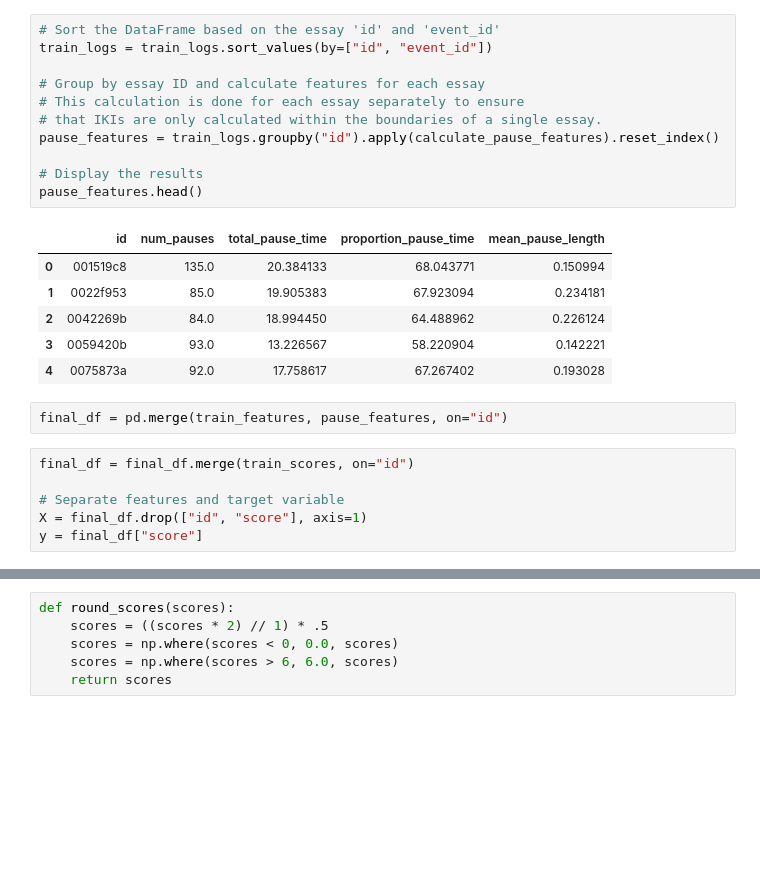
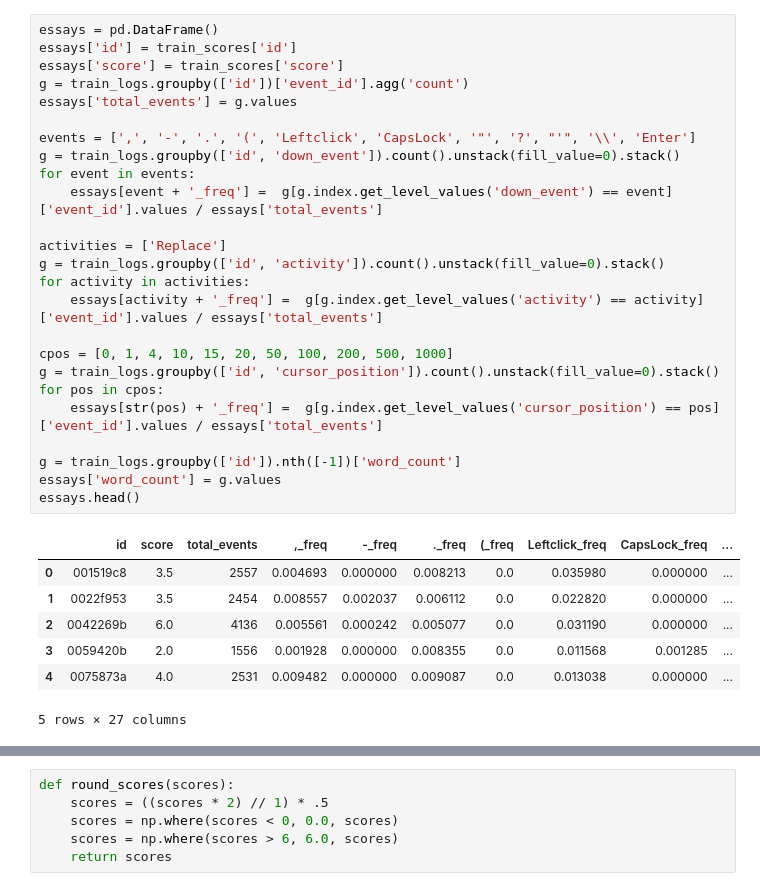
Before and after one commit to ZalmanKelber/kaggle_writing, a Jupyter notebook: writing3.ipynb, the cells around one changed output, grey strips where cells are left out. Saved outputs shown, nothing was run; the diff lists cells and outputs as text; blank space fills up the shorter version.

```diff
--- a/writing3.ipynb
+++ b/writing3.ipynb
@@ -552,26 +26,33 @@ def calculate_pause_features(essay_df, pause_threshold=2000):
-# %%
-# Sort the DataFrame based on the essay 'id' and 'event_id'
-train_logs = train_logs.sort_values(by=["id", "event_id"])
-
-# Group by essay ID and calculate features for each essay
-# This calculation is done for each essay separately to ensure
-# that IKIs are only calculated within the boundaries of a single essay.
-pause_features = train_logs.groupby("id").apply(calculate_pause_features).reset_index()
-
-# Display the results
-pause_features.head()
-# %% [output]
-|  | id | num_pauses | total_pause_time | proportion_pause_time | mean_pause_length |
-| 0 | 001519c8 | 135.0 | 20.384133 | 68.043771 | 0.150994 |
-| 1 | 0022f953 | 85.0 | 19.905383 | 67.923094 | 0.234181 |
-| 2 | 0042269b | 84.0 | 18.994450 | 64.488962 | 0.226124 |
-| 3 | 0059420b | 93.0 | 13.226567 | 58.220904 | 0.142221 |
-| 4 | 0075873a | 92.0 | 17.758617 | 67.267402 | 0.193028 |
-# %%
-final_df = pd.merge(train_features, pause_features, on="id")
-# %%
-final_df = final_df.merge(train_scores, on="id")
-
-# Separate features and target variable
-X = final_df.drop(["id", "score"], axis=1)
-y = final_df["score"]
+# %%
+essays = pd.DataFrame()
+essays['id'] = train_scores['id']
+essays['score'] = train_scores['score']
+g = train_logs.groupby(['id'])['event_id'].agg('count')
+essays['total_events'] = g.values
+
+events = [',', '-', '.', '(', 'Leftclick', 'CapsLock', '"', '?', "'", '\\', 'Enter']
+g = train_logs.groupby(['id', 'down_event']).count().unstack(fill_value=0).stack()
+for event in events:
+    essays[event + '_freq'] =  g[g.index.get_level_values('down_event') == event]['event_id'].values / essays['total_events']
+
+activities = ['Replace']
+g = train_logs.groupby(['id', 'activity']).count().unstack(fill_value=0).stack()
+for activity in activities:
+    essays[activity + '_freq'] =  g[g.index.get_level_values('activity') == activity]['event_id'].values / essays['total_events']
+
+cpos = [0, 1, 4, 10, 15, 20, 50, 100, 200, 500, 1000]
+g = train_logs.groupby(['id', 'cursor_position']).count().unstack(fill_value=0).stack()
+for pos in cpos:
+    essays[str(pos) + '_freq'] =  g[g.index.get_level_values('cursor_position') == pos]['event_id'].values / essays['total_events']
+
+g = train_logs.groupby(['id']).nth([-1])['word_count']
+essays['word_count'] = g.values
+essays.head()
+# %% [output]
+|  | id | score | total_events | ,_freq | -_freq | ._freq | (_freq | Leftclick_freq | CapsLock_freq | ... |
+| 0 | 001519c8 | 3.5 | 2557 | 0.004693 | 0.000000 | 0.008213 | 0.0 | 0.035980 | 0.000000 | ... |
+| 1 | 0022f953 | 3.5 | 2454 | 0.008557 | 0.002037 | 0.006112 | 0.0 | 0.022820 | 0.000000 | ... |
+| 2 | 0042269b | 6.0 | 4136 | 0.005561 | 0.000242 | 0.005077 | 0.0 | 0.031190 | 0.000000 | ... |
+| 3 | 0059420b | 2.0 | 1556 | 0.001928 | 0.000000 | 0.008355 | 0.0 | 0.011568 | 0.001285 | ... |
+| 4 | 0075873a | 4.0 | 2531 | 0.009482 | 0.000000 | 0.009087 | 0.0 | 0.013038 | 0.000000 | ... |
+5 rows × 27 columns
```
Also changed, not shown: parts of 29 cells of this notebook.
